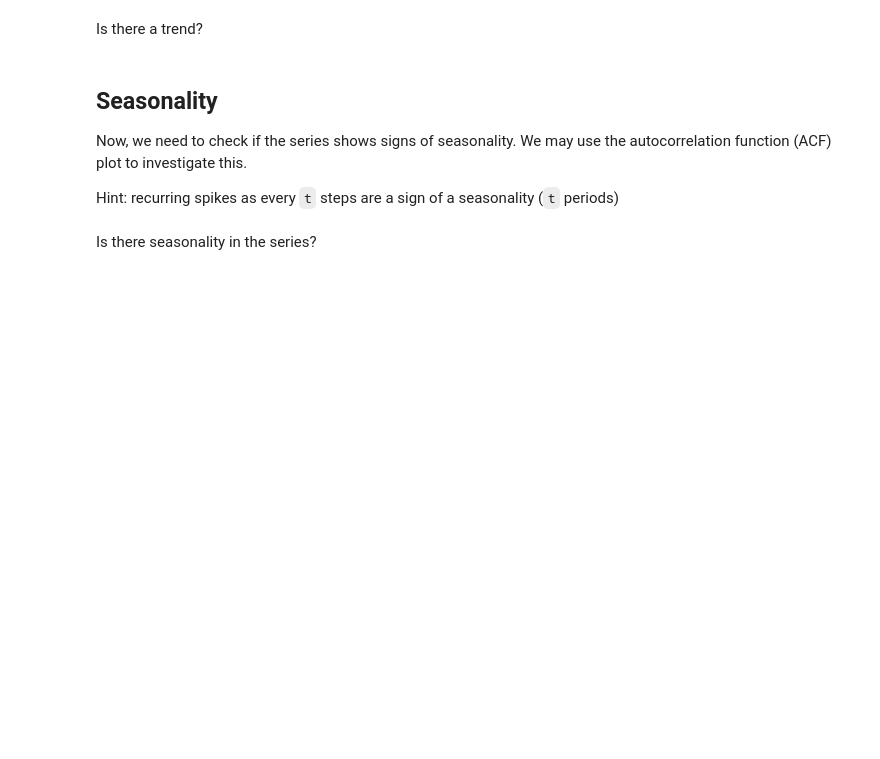
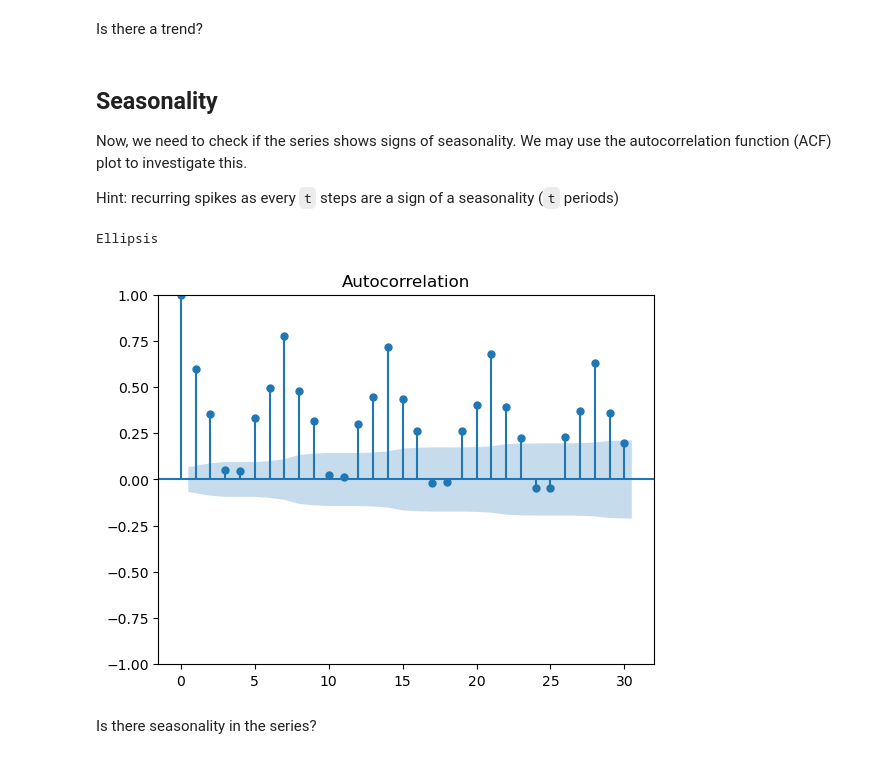
Before and after one commit to Pensive1881/DSR44_2025, a Jupyter notebook: Day12+13_TimeSeries/TS Exercise.ipynb, the cells around one changed output. Saved outputs shown, nothing was run; the diff lists cells and outputs as text; code cells hidden in the pictures; blank space fills up the shorter version.

```diff
--- a/Day12+13_TimeSeries/TS Exercise.ipynb
+++ b/Day12+13_TimeSeries/TS Exercise.ipynb
@@ -44,9 +46,10 @@ import matplotlib.pyplot as plt
 import matplotlib.dates as mdates
 
 # load the data
-df = ...
+df = pd.read_csv('sales_data.csv')
 
 # set the index
-...
+df['date'] = pd.to_datetime(df['date'])
+df.set_index('date', inplace=True)
 
 df
@@ -95,8 +116,12 @@ Hint: recurring spikes as every `t` steps are a sign of a seasonality (`t` perio
 # %%
 from statsmodels.graphics.tsaplots import plot_acf
 
 # plot the ACF
+plot_acf(sales.values, lags=30)
 ...
+# %% [output]
+Ellipsis
+[figure, added]
 # %% [markdown]
 Is there seasonality in the series?
 # %% [markdown]
```
Also changed, not shown: parts of 9 cells of this notebook, 1 other file.
